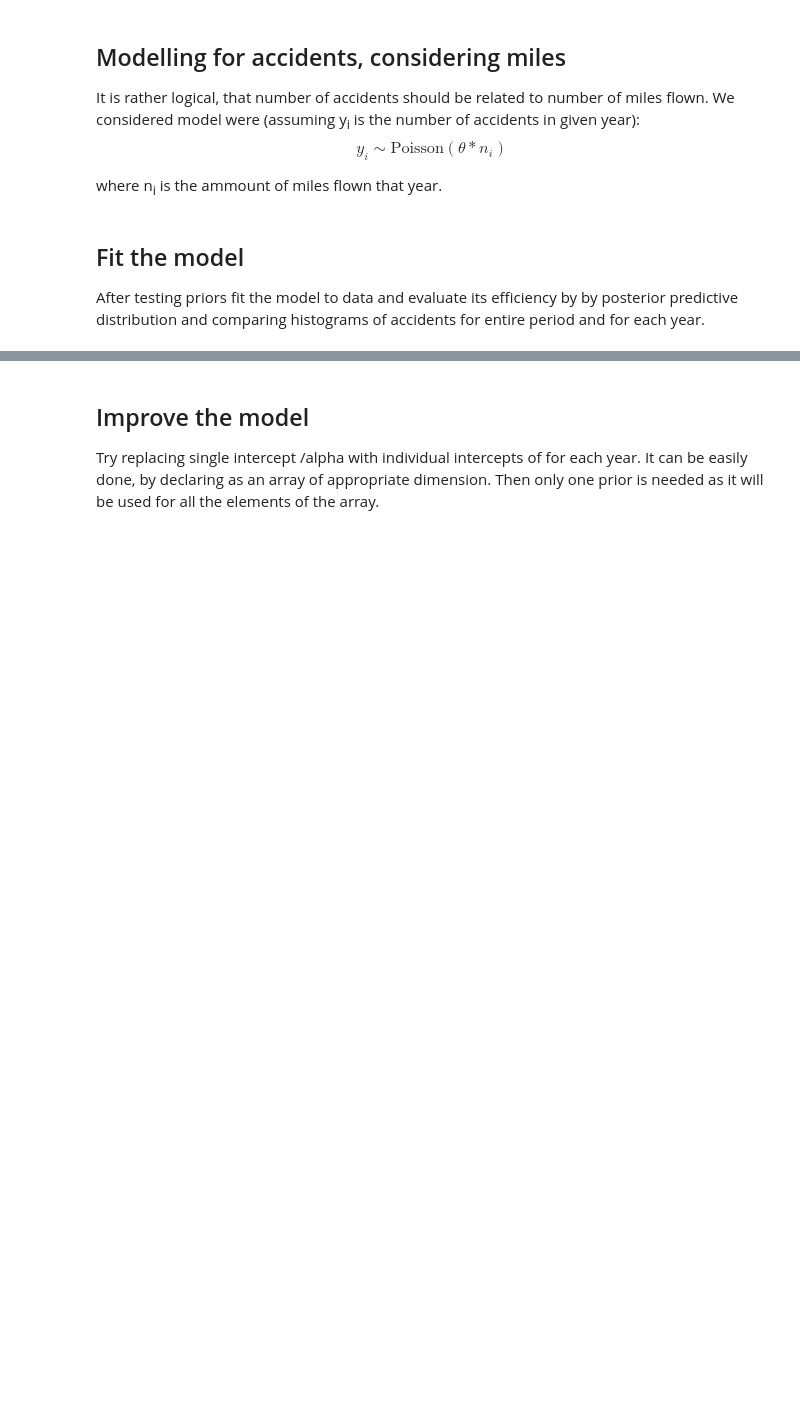
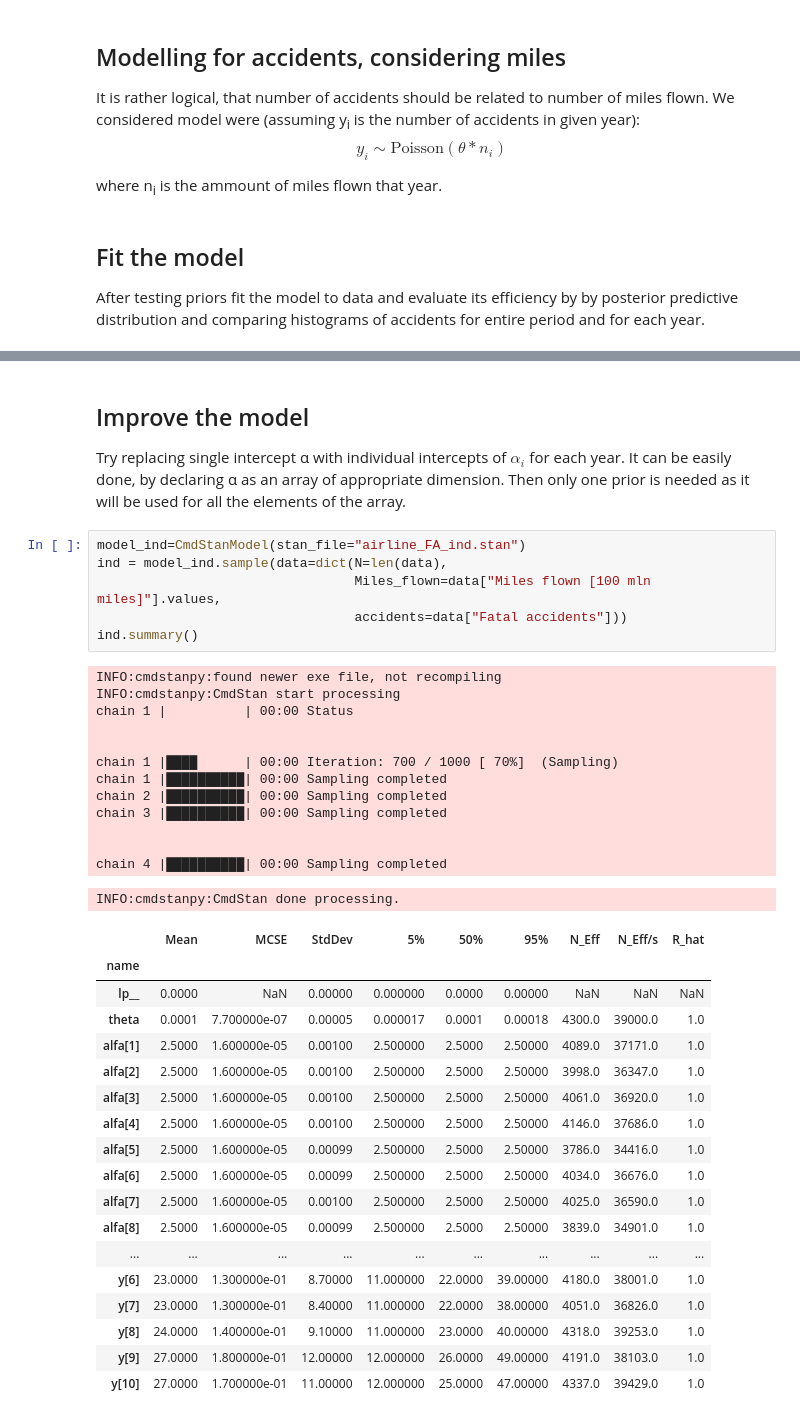
Before and after one commit to DanieloSendi/LaboratoryClasses_Data_Analitycs, a Jupyter notebook: Lab_5_Using_link_functions_to_create_GLM/Lab_5_Using_link_functions_to_create_GLM.ipynb, the cells around one changed output, grey strips where cells are left out. Saved outputs shown, nothing was run; the diff lists cells and outputs as text; blank space fills up the shorter version.

```diff
--- a/Lab_5_Using_link_functions_to_create_GLM/Lab_5_Using_link_functions_to_create_GLM.ipynb
+++ b/Lab_5_Using_link_functions_to_create_GLM/Lab_5_Using_link_functions_to_create_GLM.ipynb
@@ -185,3 +196,41 @@ plt.show()
 # %% [markdown]
 ## Improve the model
-Try replacing single intercept /alpha with individual intercepts of for each year. It can be easily done, by declaring as an array of appropriate dimension. Then only one prior is needed as it will be used for all the elements of the array.
+Try replacing single intercept &alpha; with individual intercepts of $\alpha_{i}$ for each year. It can be easily done, by declaring &alpha; as an array of appropriate dimension. Then only one prior is needed as it will be used for all the elements of the array.
+# %%
+model_ind=CmdStanModel(stan_file="airline_FA_ind.stan")
+ind = model_ind.sample(data=dict(N=len(data),
+                                 Miles_flown=data["Miles flown [100 mln miles]"].values,
+                                 accidents=data["Fatal accidents"]))
+ind.summary()
+# %% [output]
+INFO:cmdstanpy:found newer exe file, not recompiling
+INFO:cmdstanpy:CmdStan start processing
+chain 1 |          | 00:00 Status
+
+
+chain 1 |████      | 00:00 Iteration: 700 / 1000 [ 70%]  (Sampling)
+chain 1 |██████████| 00:00 Sampling completed
+chain 2 |██████████| 00:00 Sampling completed
+chain 3 |██████████| 00:00 Sampling completed
+
+
+chain 4 |██████████| 00:00 Sampling completed
+INFO:cmdstanpy:CmdStan done processing.
+|  | Mean | MCSE | StdDev | 5% | 50% | 95% | N_Eff | N_Eff/s | R_hat |
+| name |  |  |  |  |  |  |  |  |  |
+| lp__ | 0.0000 | NaN | 0.00000 | 0.000000 | 0.0000 | 0.00000 | NaN | NaN | NaN |
+| theta | 0.0001 | 7.700000e-07 | 0.00005 | 0.000017 | 0.0001 | 0.00018 | 4300.0 | 39000.0 | 1.0 |
+| alfa[1] | 2.5000 | 1.600000e-05 | 0.00100 | 2.500000 | 2.5000 | 2.50000 | 4089.0 | 37171.0 | 1.0 |
+| alfa[2] | 2.5000 | 1.600000e-05 | 0.00100 | 2.500000 | 2.5000 | 2.50000 | 3998.0 | 36347.0 | 1.0 |
+| alfa[3] | 2.5000 | 1.600000e-05 | 0.00100 | 2.500000 | 2.5000 | 2.50000 | 4061.0 | 36920.0 | 1.0 |
+| alfa[4] | 2.5000 | 1.600000e-05 | 0.00100 | 2.500000 | 2.5000 | 2.50000 | 4146.0 | 37686.0 | 1.0 |
+| alfa[5] | 2.5000 | 1.600000e-05 | 0.00099 | 2.500000 | 2.5000 | 2.50000 | 3786.0 | 34416.0 | 1.0 |
+| alfa[6] | 2.5000 | 1.600000e-05 | 0.00099 | 2.500000 | 2.5000 | 2.50000 | 4034.0 | 36676.0 | 1.0 |
+| alfa[7] | 2.5000 | 1.600000e-05 | 0.00100 | 2.500000 | 2.5000 | 2.50000 | 4025.0 | 36590.0 | 1.0 |
+| alfa[8] | 2.5000 | 1.600000e-05 | 0.00099 | 2.500000 | 2.5000 | 2.50000 | 3839.0 | 34901.0 | 1.0 |
+| ... | ... | ... | ... | ... | ... | ... | ... | ... | ... |
+| y[6] | 23.0000 | 1.300000e-01 | 8.70000 | 11.000000 | 22.0000 | 39.00000 | 4180.0 | 38001.0 | 1.0 |
+| y[7] | 23.0000 | 1.300000e-01 | 8.40000 | 11.000000 | 22.0000 | 38.00000 | 4051.0 | 36826.0 | 1.0 |
+| y[8] | 24.0000 | 1.400000e-01 | 9.10000 | 11.000000 | 23.0000 | 40.00000 | 4318.0 | 39253.0 | 1.0 |
+| y[9] | 27.0000 | 1.800000e-01 | 12.00000 | 12.000000 | 26.0000 | 49.00000 | 4191.0 | 38103.0 | 1.0 |
+| y[10] | 27.0000 | 1.700000e-01 | 11.00000 | 12.000000 | 25.0000 | 47.00000 | 4337.0 | 39429.0 | 1.0 |
```
Also changed, not shown: parts of 11 cells of this notebook, 8 other files.
